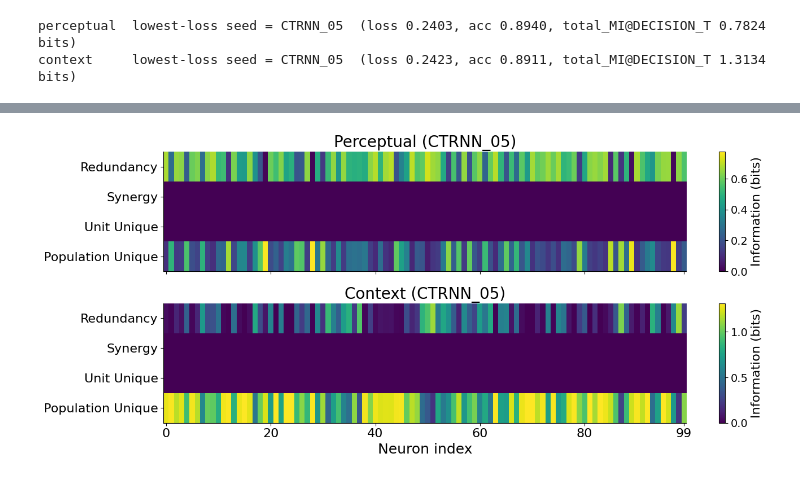
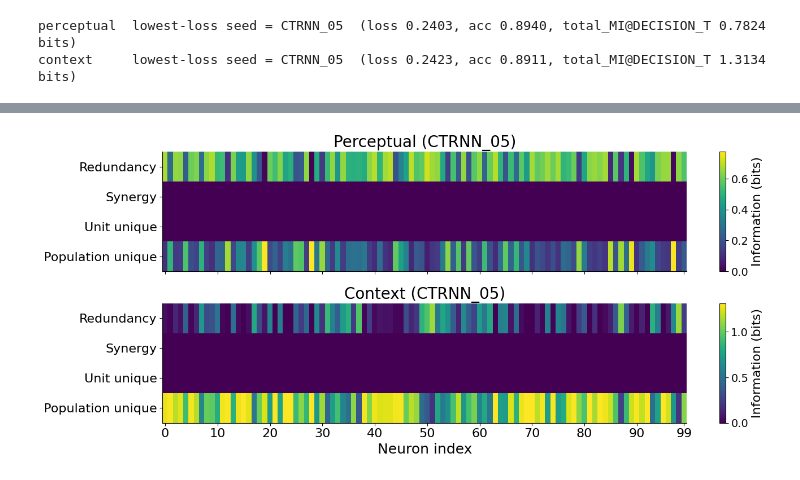
Before and after one commit to jgendra/NeuroAI-Project13, a Jupyter notebook: notebooks/06_Full_PID_analysis_pipeline.ipynb, the cells around one changed output, grey strips where cells are left out. Saved outputs shown, nothing was run; the diff lists cells and outputs as text; code cells hidden in the pictures.

```diff
--- a/notebooks/06_Full_PID_analysis_pipeline.ipynb
+++ b/notebooks/06_Full_PID_analysis_pipeline.ipynb
@@ -121,6 +121,9 @@ RES_COH_DIR     = "../results/stimulus_coherences"   # PID target: signed cued/a
 
 # --- output directories ---
 PID_OUT_DIR = "../results/pid_outputs"               # cached PID arrays
+UNIT_PID_OUT_DIR = "../results/unit_pid_outputs"     # Per-unit one-to-many PID (one subdir per task)
+for task in TASKS:
+    os.makedirs(f"{UNIT_PID_OUT_DIR}/{task}", exist_ok=True)
 STATS_OUT_DIR = "../figures"                         # CSV of all statistical tests
 FIG_UNIT_PID_DIR = "../figures/pid_one_to_many"      # Figure 6 one-to-many heatmap
 os.makedirs(FIG_UNIT_PID_DIR, exist_ok=True)
@@ -1276,47 +1340,60 @@ leaving Redundancy and Population Unique as the informative rows. Saved to
 # ---- options (top of the figure code) ----
 normalize_unit_PID     = False    # True: divide each unit's atoms by the RNN's total MI
                                  #       (mi_joint = I(all units;Y)) -> fraction; False: raw bits.
-show_population_unique = True     # True: include the 'Population Unique' (unique2) row; False: hide it.
+show_population_unique = True     # True: include the 'Population unique' (unique2) row; False: hide it.
 
 # Heatmap rows in the required order: (display label, gaussian_pid_one2many_gpu atom key). With
 # X1 = unit i and X2 = the other 99 units, 'unique1' is the single unit's own unique info
-# ('Unit Unique') and 'unique2' is the remaining population's ('Population Unique').
+# ('Unit unique') and 'unique2' is the remaining population's ('Population unique').
 UNIT_PID_ROWS = [('Redundancy',       'redundancy'),
                  ('Synergy',          'synergy'),
-                 ('Unit Unique',      'unique1'),       # X1 = the single unit
-                 ('Population Unique', 'unique2')]       # X2 = the other 99 units
+                 ('Unit unique',      'unique1'),       # X1 = the single unit
+                 ('Population unique', 'unique2')]       # X2 = the other 99 units
 rows = UNIT_PID_ROWS if show_population_unique else UNIT_PID_ROWS[:3]   # optionally drop unique2
 
-# Two stacked heatmaps sharing the x-axis (neuron index) but NOT the y-axis or colorbar:
-# top = perceptual, bottom = context, each scaled to its own atoms (independent colorbars).
-fig, axes = plt.subplots(2, 1, figsize=(14, 6), sharex=True)
-cbar_label = 'Fraction of total MI' if normalize_unit_PID else 'Information (bits)'
+def plot_unit_pid_heatmap(per_seed, ctx_seed, show=False):
+    """Two stacked one-to-many PID heatmaps (perceptual P{per_seed} top, context C{ctx_seed}
+    bottom) sharing the x-axis (neuron index) but NOT the y-axis or colorbar. Saves the PNG and
+    shows it inline only if show=True (so every pair is saved, but only the chosen one is drawn)."""
+    fig, axes = plt.subplots(2, 1, figsize=(14, 6), sharex=True)
+    cbar_label = 'Fraction of total MI' if normalize_unit_PID else 'Information (bits)'
+    for ax, task, seed in [(axes[0], 'perceptual', per_seed), (axes[1], 'context', ctx_seed)]:
+        out = unit_pid[task][seed]                       # per-unit atoms for this seed (from 6c)
+        # stack the selected rows into a (n_rows, n_units) matrix in the required row order
+        mat = np.stack([out[key] for _, key in rows], axis=0)
+        if normalize_unit_PID:
+            # divide by the RNN's total MI (mi_joint, identical for every unit) so each entry is a
+            # fraction of total MI; for one unit the 4 atoms then sum to 1 (== decision_pid total_mi).
+            mat = mat / out['mi_joint'][0]
+        # heatmap: rows = PID components, columns = neuron index (sequential map; all atoms >= 0)
+        im = ax.imshow(mat, aspect='auto', cmap='viridis', interpolation='nearest')
+        ax.set_yticks(range(len(rows)))
+        ax.set_yticklabels([label for label, _ in rows])
+        ax.set_title(f"{task.title()} (CTRNN_{seed})", color='black')   # black title with the seed id
+                                                                        # (set color=COLOR_* for task-colored)
+        # own colorbar per panel (independent color scaling), labeled by the units in use
+        cb = fig.colorbar(im, ax=ax)
+        cb.set_label(cbar_label, fontsize=16)
+        cb.ax.tick_params(labelsize=14)
+    axes[1].set_xlabel('Neuron index')                   # shared x-axis label on the bottom panel
+    axes[1].set_xticks([0, 10, 20, 30, 40, 50, 60, 70, 80, 90, 99])  # sparse neuron-index ticks (0..99)
+    fig.tight_layout()
+    fname = f"unit_pid_heatmap_seeds_P{per_seed}_C{ctx_seed}.png"
+    fig.savefig(f"{FIG_UNIT_PID_DIR}/{fname}", dpi=300)   # FIG_UNIT_PID_DIR defined in the paths cell
+    if show:
+        plt.show()                                       # display only the chosen pair inline
+    else:
+        plt.close(fig)                                   # the other pairs are saved but not drawn
+    return fname
 
-for ax, task, tint, seed in [(axes[0], 'perceptual', COLOR_PERCEPTUAL, lowest_loss_rnn_perceptual),
-                             (axes[1], 'context',    COLOR_CONTEXT,    lowest_loss_rnn_context)]:
-    out = unit_pid[task]                                  # per-unit atoms for this seed (from 6c)
-    # stack the selected rows into a (n_rows, 100) matrix in the required row order
-    mat = np.stack([out[key] for _, key in rows], axis=0)
-    if normalize_unit_PID:
-        # divide by the RNN's total MI (mi_joint, identical for every unit) so each entry is a
-        # fraction of total MI; for one unit the 4 atoms then sum to 1 (== decision_pid total_mi).
-        mat = mat / out['mi_joint'][0]
-    # heatmap: rows = PID components, columns = neuron index (sequential map; all atoms >= 0)
-    im = ax.imshow(mat, aspect='auto', cmap='viridis', interpolation='nearest')
-    ax.set_yticks(range(len(rows)))
-    ax.set_yticklabels([label for label, _ in rows])
-    ax.set_title(f"{task.title()} (CTRNN_{seed})", color='black')    # black title with the seed id
-                                                                     # (set color=tint for task-colored title)
-    # own colorbar per panel (independent color scaling), labeled by the units in use
-    cb = fig.colorbar(im, ax=ax)
-    cb.set_label(cbar_label, fontsize=16)
-    cb.ax.tick_params(labelsize=14)
+# Save every diagonal paired heatmap P0i_C0i (i = 1..10); none shown here.
+for s in SEED_IDS:
+    plot_unit_pid_heatmap(s, s, show=False)
+print(f"Saved {N_SEEDS} paired one-to-many PID heatmaps to {FIG_UNIT_PID_DIR}/")
 
-axes[1].set_xlabel('Neuron index')                       # shared x-axis label on the bottom panel
-axes[1].set_xticks([0, 20, 40, 60, 80, 99])              # sparse neuron-index ticks (0..99)
-fig.tight_layout()
-fname = f"unit_pid_heatmap_seeds_P{lowest_loss_rnn_perceptual}_C{lowest_loss_rnn_context}.png"
-fig.savefig(f"{FIG_UNIT_PID_DIR}/{fname}", dpi=300)
-plt.show()
-print(f"Saved one-to-many PID heatmap to {FIG_UNIT_PID_DIR}/{fname}")
+# Inline display: only the lowest-loss perceptual (top) vs lowest-loss context (bottom) pairing,
+# as in the original 6d. In the usual case both share an index, so this is one of the diagonal
+# pairs above, re-drawn here so it also appears in the notebook.
+shown = plot_unit_pid_heatmap(lowest_loss_rnn_perceptual, lowest_loss_rnn_context, show=True)
+print(f"Shown + saved the lowest-loss pair: {FIG_UNIT_PID_DIR}/{shown}")
 # %% [output]
@@ -1323 +1401 @@ print(f"Saved one-to-many PID heatmap to {FIG_UNIT_PID_DIR}/{fname}")
-[figure, old version]
+[figure, new version]
```
Also changed, not shown: parts of 8 cells of this notebook, 33 other files.
